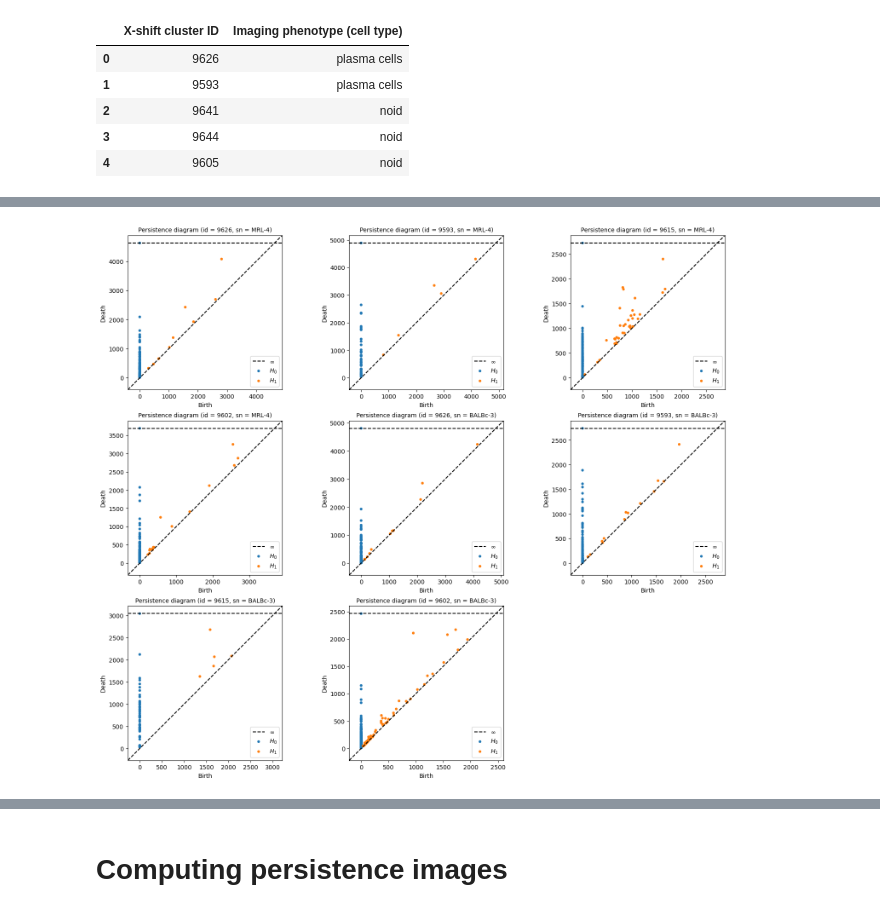
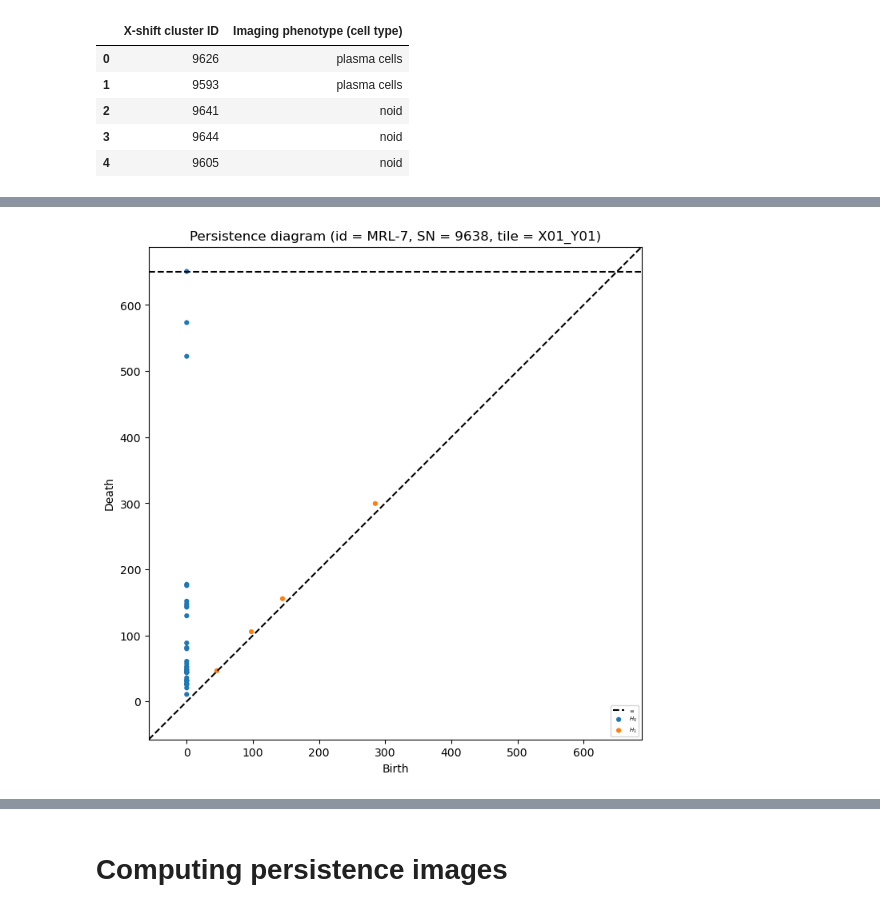
Before and after one commit to quentinassemat/tda-codex, a Jupyter notebook: mouse_spleen/tda_mouse_spleen.ipynb, the cells around one changed output, grey strips where cells are left out. Cells and saved outputs as stored; diff of their text form; code cells hidden in the pictures.

```diff
--- a/mouse_spleen/tda_mouse_spleen.ipynb
+++ b/mouse_spleen/tda_mouse_spleen.ipynb
@@ -57,14 +60,14 @@ First we try to compute persistence diagrams for stiched tiles. It seems to be c
 IDs = df_mmc[(df_mmc["Imaging phenotype (cell type)"] != "dirt") & (df_mmc["Imaging phenotype (cell type)"] != "noid") & (df_mmc["Imaging phenotype (cell type)"] != "capsule")]["X-shift cluster ID"].values
 print(IDs)
 # IDs reduction to have manageable computation
-IDs = IDs[0:4]
+# IDs = IDs[0:18]
 
-# Each sample names
+# Each sample names. MRL are sample from auto-immune disease. BALB are sample from wildtype
 indices = df_cells.sample_Xtile_Ytile.value_counts().index.tolist()
 SNs = list(set([item.split("_")[0] for item in indices]))
 print(SNs)
 # SNs reduction to have manageable computation
-SNs = ['MRL-4', 'BALBc-3']
+# SNs = ['BALBc-3']
 # %% [output]
 [9626 9593 9615 9602 9604 9620 9609 9589 9613 9618 9607 9628 9592 9587
  9597 9596 9595 9638 9611 9637 9643 9619 9632 9629 9590 9635 9639 9608
@@ -135,24 +104,19 @@ Rips(maxdim=1, thresh=inf, coeff=2, do_cocycles=False, n_perm = None, verbose=Tr
-# %%
-# Ploting diagrams
-
-# To plot nicely
-plt.figure(figsize=(19, 16))
-
-side = int(np.ceil(np.sqrt(len(diagrams))))
-index = 1
-
-for SN in SNs: # each sample
-    for ID in IDs:
-        diagram = diagrams[(SN, ID)]
-        plt.subplot(side, side, index)
-        rips.plot(diagram, show=False)
-        plt.title("Persistence diagram (id = " + str(ID)  + ", sn = " + SN + ")", fontsize = 10)
-        index += 1
-
-plt.legend(fontsize=10)
-plt.show()
-# %% [output]
-[figure, removed]
+# %%
+# Ploting diagrams
+
+(ID, SN, i, j) = (SNs[6], IDs[17], 1, 1)
+
+diagram = diagrams[(ID, SN, i, j)]
+if diagram == None:
+    print("Empty diagram")
+else:
+    plt.figure(figsize=(13, 8))
+    rips.plot(diagram, show=False)
+    plt.title(f"Persistence diagram (id = {ID}, SN = {SN}, tile = X0{i}_Y0{j})")
+    plt.legend(fontsize=5)
+    plt.show()
+# %% [output]
+[figure, added]
 # %% [markdown]
 
 ## Comparaison of data visualisation and persistence diagram
```
Also changed, not shown: parts of 17 cells of this notebook.
